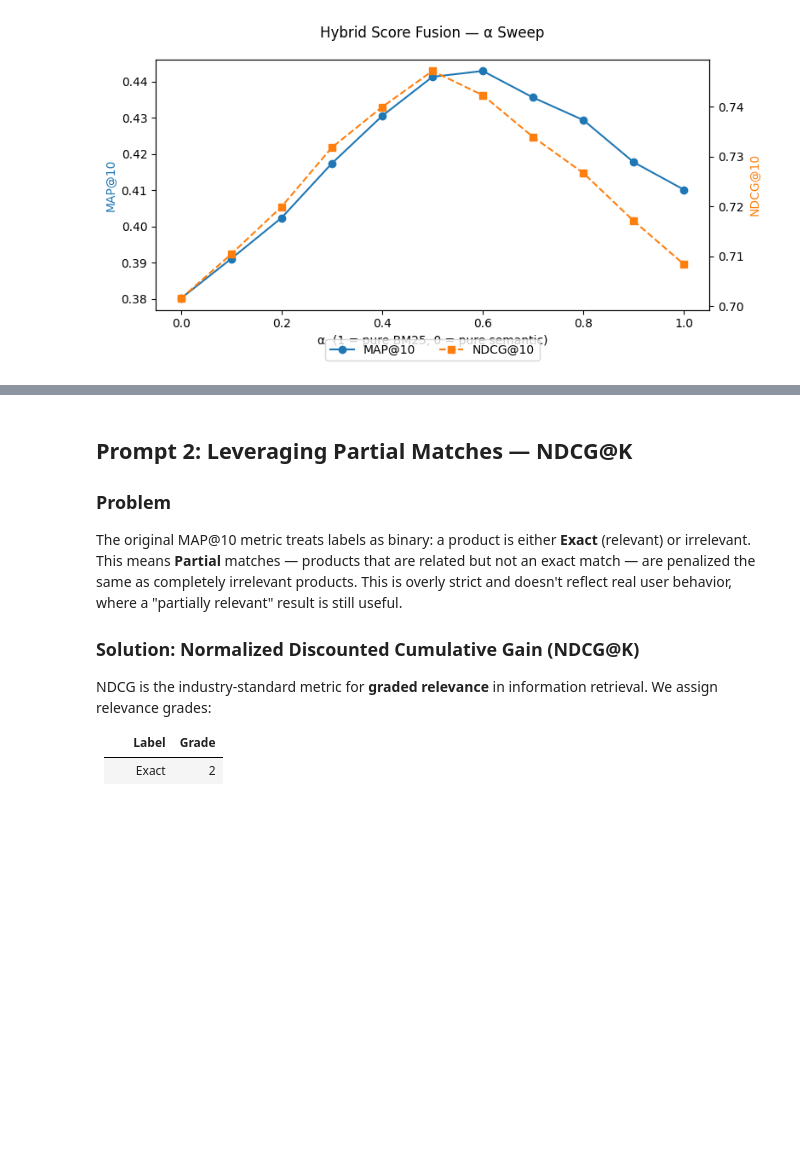
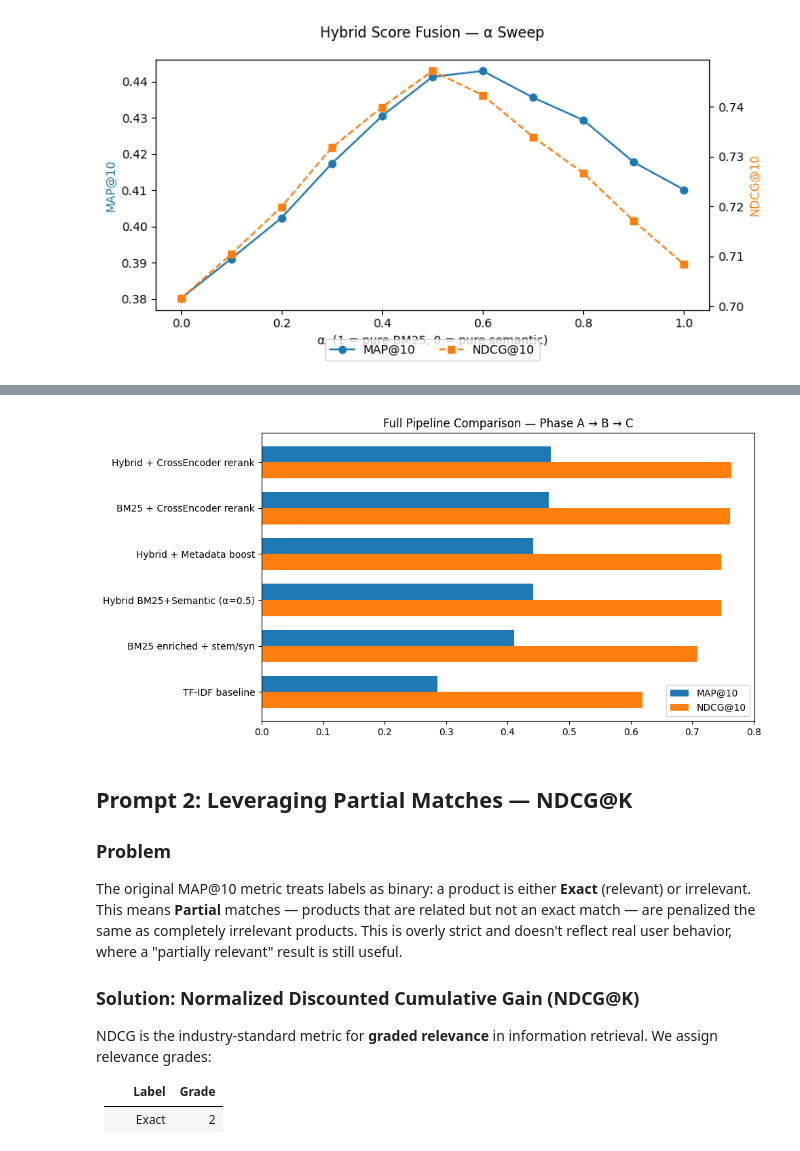
Before and after one commit to talmeida23/hbs-search-engine, a Jupyter notebook: HBS_retrieval_assignment.ipynb, the cells around one changed output, grey strips where cells are left out. Drawn from its saved outputs; the diff is of its cells as text; code cells hidden in the pictures; blank space fills up the shorter version.

```diff
--- a/HBS_retrieval_assignment.ipynb
+++ b/HBS_retrieval_assignment.ipynb
@@ -397,0 +445,25 @@ Best α = 0.6  →  MAP@10 = 0.4429, NDCG@10 = 0.7424
+# %%
+# Evaluate Phase C engines alongside key baselines
+phase_c_engines = [
+    engines[0],          # TF-IDF baseline
+    best_lexical,        # BM25 enriched + stem/syn
+    hybrid_weighted,     # Best hybrid (Phase B)
+    rerank_bm25_ce,      # BM25 + cross-encoder
+    rerank_hybrid_ce,    # Hybrid + cross-encoder
+    rerank_hybrid_meta,  # Hybrid + metadata boost
+]
+
+phase_c_rows = []
+for eng in phase_c_engines:
+    rdf = Evaluator.evaluate_queries(
+        engine=eng, product_df=product_df,
+        query_df=query_df, label_df=label_df, k=10,
+    )
+    phase_c_rows.append({
+        "Engine": eng.name,
+        "MAP@10": round(rdf["map@k"].mean(), 4),
+        "NDCG@10": round(rdf["ndcg@k"].mean(), 4),
+    })
+
+phase_c_df = pd.DataFrame(phase_c_rows)
+phase_c_df
@@ -398,3 +495,19 @@ Best α = 0.6  →  MAP@10 = 0.4429, NDCG@10 = 0.7424
+# %%
+# Final comparison chart — all phases
+import matplotlib.pyplot as plt
+
+final_df = phase_c_df.sort_values("MAP@10")
+y = range(len(final_df))
+fig, ax = plt.subplots(figsize=(10, 5))
+ax.barh(y, final_df["MAP@10"], height=0.35, label="MAP@10", align="edge")
+ax.barh([i - 0.35 for i in y], final_df["NDCG@10"], height=0.35, label="NDCG@10", align="edge")
+ax.set_yticks(y)
+ax.set_yticklabels(final_df["Engine"])
+ax.set_title("Full Pipeline Comparison — Phase A → B → C")
+ax.legend()
+plt.tight_layout()
+# %% [output]
+[figure, added]
 # %% [markdown]
 ## Prompt 2: Leveraging Partial Matches — NDCG@K
 
```
Also changed, not shown: parts of 6 cells of this notebook, 1 other file.
